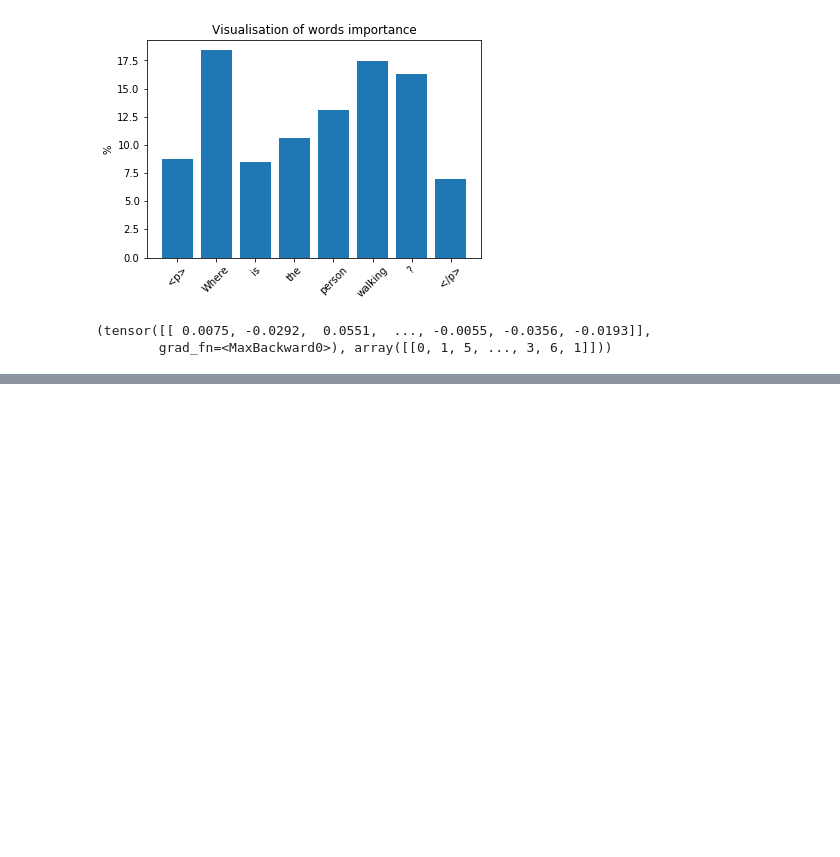
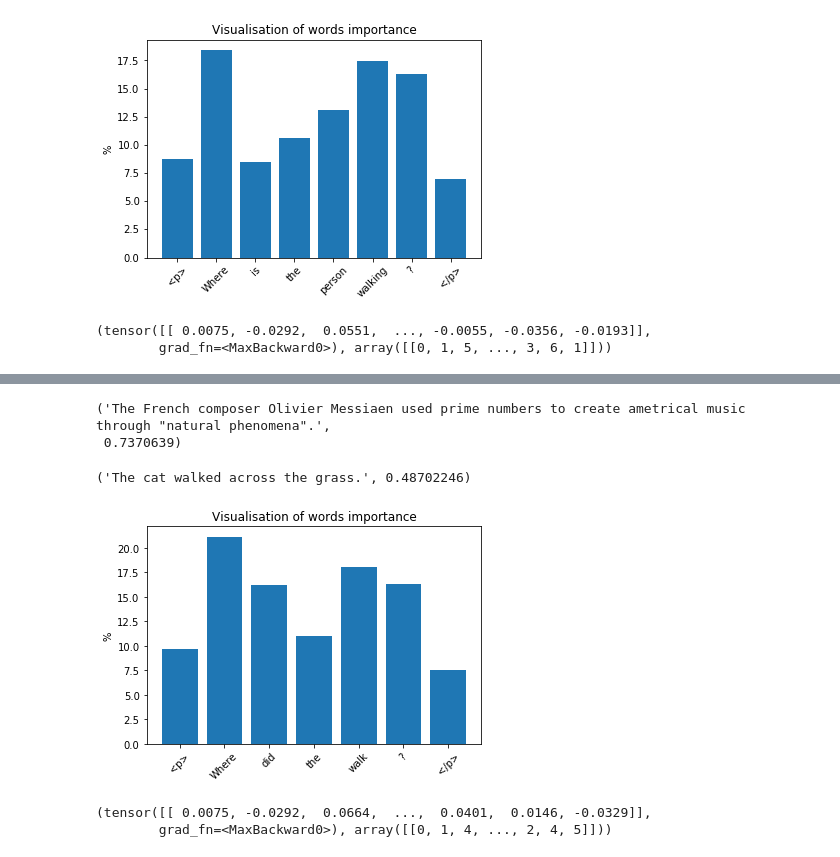
Before and after one commit to RyanStonebraker/lucidDream, a Jupyter notebook: notebooks/QA Modeling.ipynb, the cells around one changed output, grey strips where cells are left out. Cells and saved outputs as stored; diff of their text form; code cells hidden in the pictures; blank space fills up the shorter version.

```diff
--- a/notebooks/QA Modeling.ipynb
+++ b/notebooks/QA Modeling.ipynb
@@ -82,0 +115,17 @@ print("Cosine Similarity Accuracy:", correct_answers/squad_df.shape[0])
+# %%
+cosine_predict(sample.contexts, sample.questions)
+# %% [output]
+('The French composer Olivier Messiaen used prime numbers to create ametrical music through "natural phenomena".',
+ 0.7370639)
+# %%
+statements = "The air was cold. The cat was orange. The cat walked across the grass. A bird flew in the sky."
+question = "Where did the cat walk?"
+cosine_predict(statements, question)
+# %% [output]
+('The cat walked across the grass.', 0.48702246)
+# %%
+infersent.visualize(question, tokenize=True)
+# %% [output]
+[figure, added]
+(tensor([[ 0.0075, -0.0292,  0.0664,  ...,  0.0401,  0.0146, -0.0329]],
+        grad_fn=<MaxBackward0>), array([[0, 1, 4, ..., 2, 4, 5]]))
```
Also changed, not shown: parts of 10 cells of this notebook, 3 other files.
